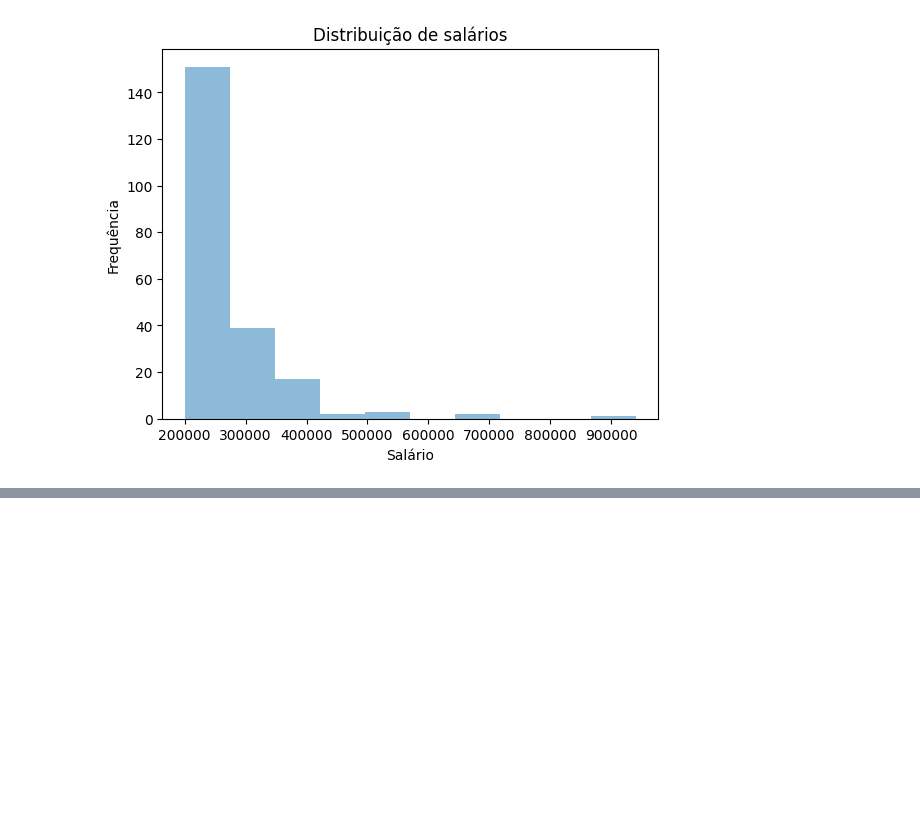
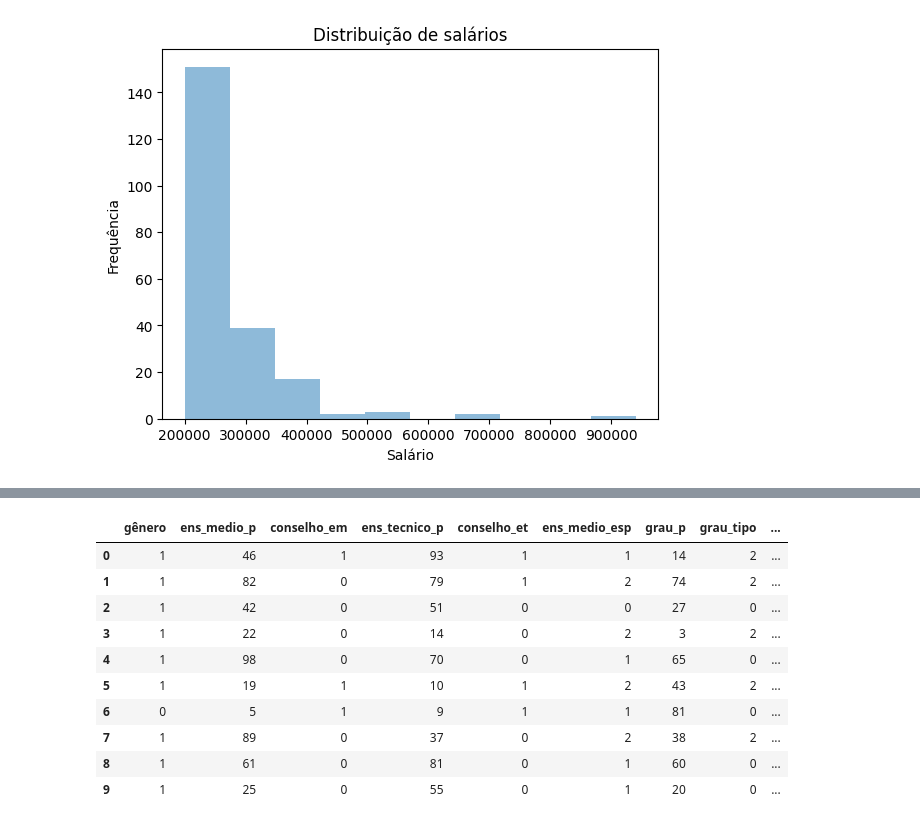
Before and after one commit to nandodevs/campus-recruitment, a Jupyter notebook: projects.ipynb, the cells around one changed output, grey strips where cells are left out. Drawn from its saved outputs; the diff is of its cells as text; code cells hidden in the pictures; blank space fills up the shorter version.

```diff
--- a/projects.ipynb
+++ b/projects.ipynb
@@ -260,0 +302,3 @@ plt.show()
+# %%
+# Converter coluna Gênero
+campus['gênero'] = campus.gênero.astype('category')
@@ -260,0 +347,22 @@ plt.show()
+# %%
+from sklearn.preprocessing import LabelEncoder
+
+features = ['gênero', 'conselho_em', 'conselho_et', 'ens_medio_p', 'ens_tecnico_p', 'ens_medio_esp', 'grau_p', 'grau_tipo', 'status', 'exp_trabalho', 'teste_emprego_p', 'especializacao', 'mba_p' ]
+
+label_encoder = LabelEncoder()
+for col in features:
+    campus[col] = label_encoder.fit_transform(campus[col])
+
+campus.head(10)
+# %% [output]
+|  | gênero | ens_medio_p | conselho_em | ens_tecnico_p | conselho_et | ens_medio_esp | grau_p | grau_tipo | ... |
+| 0 | 1 | 46 | 1 | 93 | 1 | 1 | 14 | 2 | ... |
+| 1 | 1 | 82 | 0 | 79 | 1 | 2 | 74 | 2 | ... |
+| 2 | 1 | 42 | 0 | 51 | 0 | 0 | 27 | 0 | ... |
+| 3 | 1 | 22 | 0 | 14 | 0 | 2 | 3 | 2 | ... |
+| 4 | 1 | 98 | 0 | 70 | 0 | 1 | 65 | 0 | ... |
+| 5 | 1 | 19 | 1 | 10 | 1 | 2 | 43 | 2 | ... |
+| 6 | 0 | 5 | 1 | 9 | 1 | 1 | 81 | 0 | ... |
+| 7 | 1 | 89 | 0 | 37 | 0 | 2 | 38 | 2 | ... |
+| 8 | 1 | 61 | 0 | 81 | 0 | 1 | 60 | 0 | ... |
+| 9 | 1 | 25 | 0 | 55 | 0 | 1 | 20 | 0 | ... |
```
Also changed, not shown: parts of 16 cells of this notebook.
